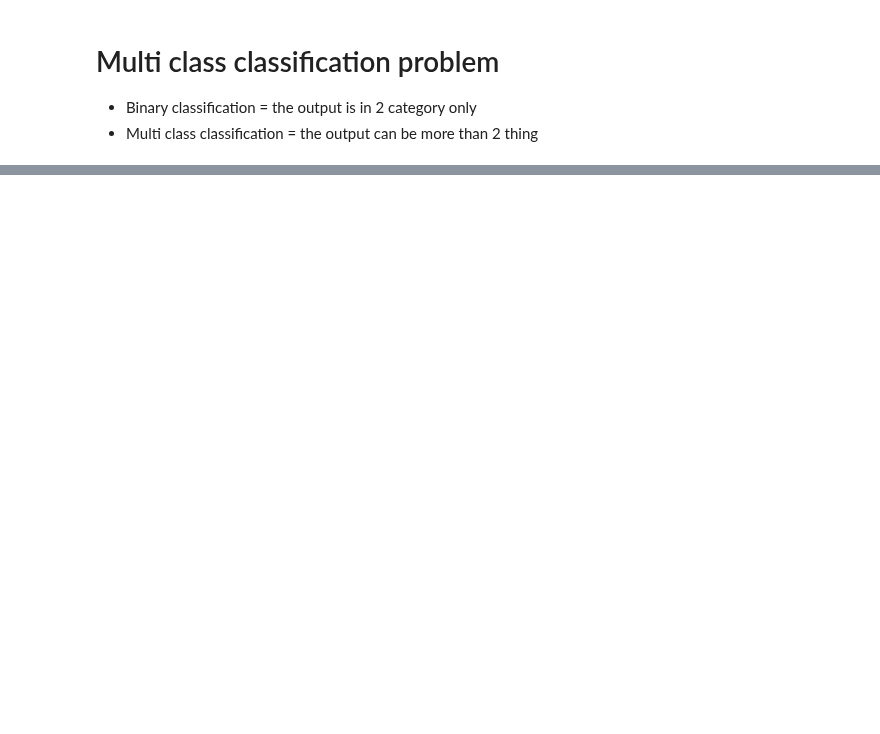
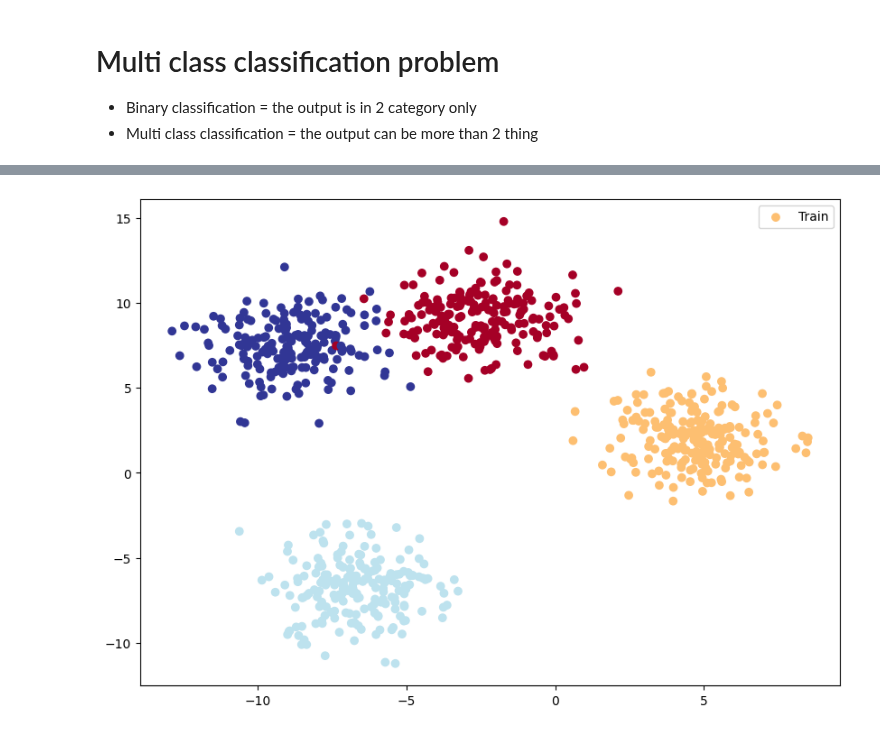
Before and after one commit to GaborVxxx/ml_notes, a Jupyter notebook: L5.ipynb, the cells around one changed output, grey strips where cells are left out. Cells and saved outputs as stored; diff of their text form; code cells hidden in the pictures; blank space fills up the shorter version.

```diff
--- a/L5.ipynb
+++ b/L5.ipynb
@@ -59,0 +63,16 @@ device
+# %%
+# Constants
+NUM_CLASSES = 4 # = output features
+NUM_FEATURES = 2 # = input features
+RANDOM_SEED = 42
+NUM_SAMPLES = 1000
+NUM_EPOCHS = 1000
+LEARNING_RATE = 0.01
+TEST_SIZE = 0.2
+# %%
+# Create multi class data
+X_blob, y_blob = make_blobs(n_samples=NUM_SAMPLES,
+                  n_features=NUM_FEATURES,
+                  centers=NUM_CLASSES,
+                  cluster_std=1.5, # give it some noise
+                  random_state=RANDOM_SEED)
@@ -59,0 +92,5 @@ device
+# %%
+# Make tensors
+X_blob = torch.from_numpy(X_blob).to(torch.float32)
+y_blob = torch.from_numpy(y_blob).to(torch.float32)
+X_blob[:5], y_blob[:5]
@@ -59,0 +104,9 @@ device
+# %%
+# Slit to training and test data
+X_train, X_test, y_train, y_test = train_test_split(X_blob,
+                                                    y_blob,
+                                                    test_size=TEST_SIZE,
+                                                    random_state=RANDOM_SEED)
+X_train.shape, X_test.shape, y_train.shape, y_test.shape
+print(f"X_train:\n {X_train[:5]} \n y_train:\n {y_train[:5]}")
+print(f"X_test:\n {X_test[:5]} \n y_test:\n {y_test[:5]}")
@@ -59,0 +130,8 @@ device
+# %%
+# Plot the data how it look like
+plt.figure(figsize=(10, 7))
+plt.scatter(X_train[:, 0], X_train[:, 1], c=y_train, cmap=plt.cm.RdYlBu)
+plt.legend(['Train'])
+plt.show()
+# %% [output]
+[figure, added]
```
Also changed, not shown: parts of 13 cells of this notebook.
